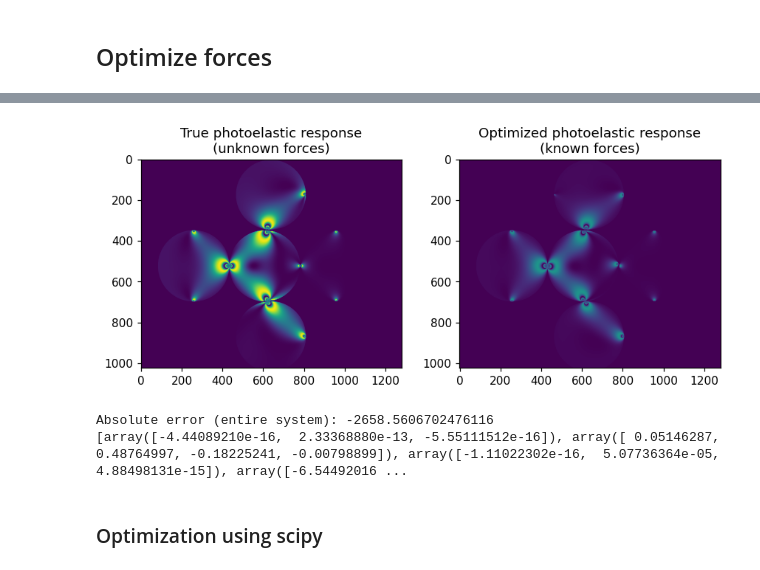
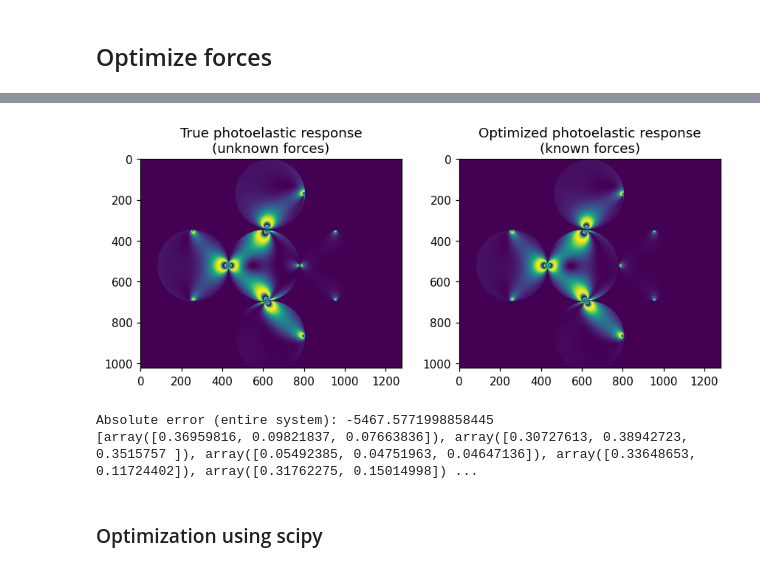
Before and after one commit to Jfeatherstone/pepe, a Jupyter notebook: notebooks/fake_solve_test.ipynb, the cells around one changed output, grey strips where cells are left out. Cells and saved outputs as stored; diff of their text form; code cells hidden in the pictures.

```diff
--- a/notebooks/fake_solve_test.ipynb
+++ b/notebooks/fake_solve_test.ipynb
@@ -141,14 +142,26 @@ print(np.sum(estimatedPhotoelasticChannel - photoelasticChannel))
 optimizedForceArr = []
 optimizedBetaArr = []
 optimizedAlphaArr = []
+resArr = []
+optimizationKwargs = {"maxEvals": [100, 200, 100], "method": 'nelder',
+                      "parametersToFit": [['f'], ['f', 'a'], ['a']],
+                      "allowRemoveForces": True, "useTolerance": False,
+                      "allowAddForces": True, "minForceThreshold": .01,
+                      "localizeAlphaOptimization": False, "imageScaleFactor": .5,
+                      "forceBalanceWeighting": .05}
 
 for i in range(len(centers)):
     optForceArr, optBetaArr, optAlphaArr, res = forceOptimize(np.zeros(len(forceGuessArr[i]))+.1, betaGuessArr[i], alphaGuessArr[i],
                                                               radii[i], centers[i], photoelasticChannel, fSigma, pxPerMeter, brightfield,
-                                                              maxEvals=[200, 200], method='lm', alphaTolerance=1., forceTolerance=5.,
-                                                              parametersToFit=[['f'], ['a']], localizeAlphaOptimization=True, debug=True)
+                                                              **optimizationKwargs, debug=True)
     optimizedForceArr.append(optForceArr)
     optimizedBetaArr.append(optBetaArr)
     optimizedAlphaArr.append(optAlphaArr)
+    resArr.append(res)
+
+for res in resArr:
+    plt.plot(res)
+
+plt.show()
 # %% [output]
 Removed 1 force(s).
@@ -157,30 +171,30 @@ Removed 1 force(s).
 # %%
 fig, ax = plt.subplots(1, 2, figsize=(8,4))
 
-ax[0].imshow(photoelasticChannel)
+ax[0].imshow(photoelasticChannel, vmin=0, vmax=1)
 ax[0].set_title('True photoelastic response\n(unknown forces)')
 
 optimizedPhotoelasticChannel = np.zeros(imageShape[:2])
 
 for i in range(len(centers)):
     optimizedPhotoelasticChannel += genSyntheticResponse(np.array(optimizedForceArr[i]),
                                                          np.array(optimizedAlphaArr[i]),
                                                          np.array(optimizedBetaArr[i]),
                                                          fSigma, radii[i], pxPerMeter, brightfield, imageSize=imageShape[:2], center=centers[i])
 
 
-ax[1].imshow(optimizedPhotoelasticChannel)
+ax[1].imshow(optimizedPhotoelasticChannel, vmin=0, vmax=1)
 ax[1].set_title('Optimized photoelastic response\n(known forces)')
 
 fig.tight_layout()
 plt.show()
 
 print(f'Absolute error (entire system): {np.sum(optimizedPhotoelasticChannel - photoelasticChannel)}')
-print(optimizedAlphaArr)
+print(optimizedForceArr)
 # %% [output]
-[figure, old version]
+[figure, new version]
-Absolute error (entire system): -2658.5606702476116
-[array([-4.44089210e-16,  2.33368880e-13, -5.55111512e-16]), array([ 0.05146287,  0.48764997, -0.18225241, -0.00798899]), array([-1.11022302e-16,  5.07736364e-05,  4.88498131e-15]), array([-6.54492016 ...
+Absolute error (entire system): -5467.5771998858445
+[array([0.36959816, 0.09821837, 0.07663836]), array([0.30727613, 0.38942723, 0.3515757 ]), array([0.05492385, 0.04751963, 0.04647136]), array([0.33648653, 0.11724402]), array([0.31762275, 0.15014998]) ...
 # %% [markdown]
 ### Optimization using scipy
 # %%
```
Also changed, not shown: parts of 4 cells of this notebook, 6 other files.
